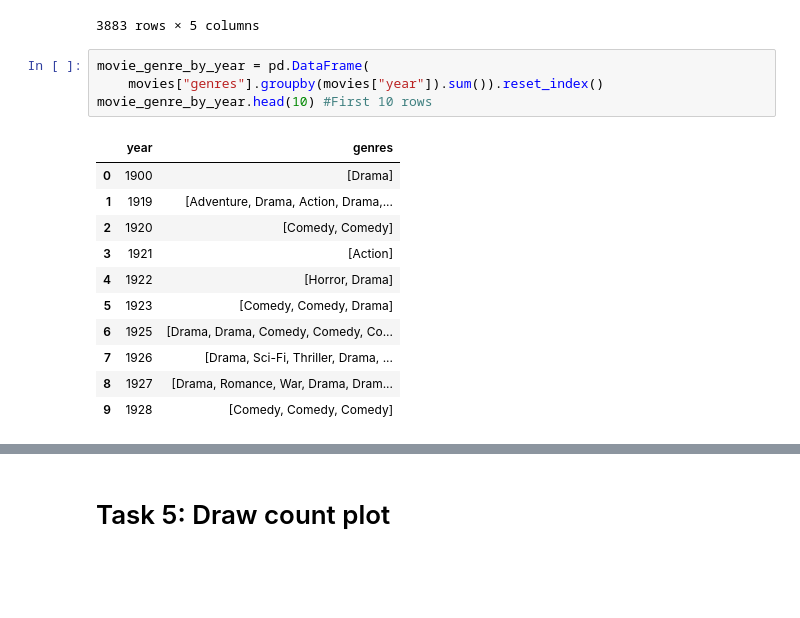
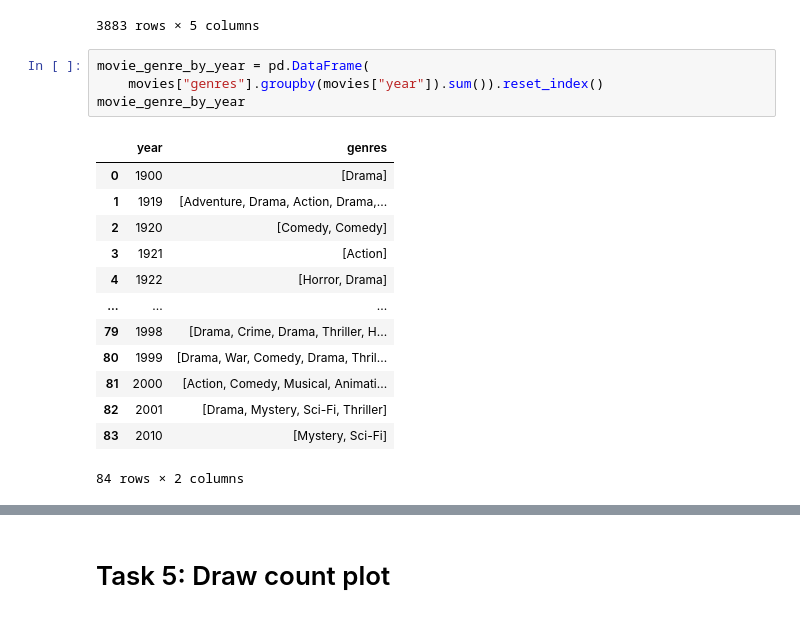
Before and after one commit to cookieSensei/DemoInterviewAnalysis, a Jupyter notebook: demo analysis.ipynb, the cells around one changed output, grey strips where cells are left out. Saved outputs shown, nothing was run; the diff lists cells and outputs as text; blank space fills up the shorter version.

```diff
--- a/demo analysis.ipynb
+++ b/demo analysis.ipynb
@@ -326,19 +323,21 @@ movies
 # %%
 movie_genre_by_year = pd.DataFrame(
     movies["genres"].groupby(movies["year"]).sum()).reset_index()
-movie_genre_by_year.head(10) #First 10 rows
+movie_genre_by_year
 # %% [output]
 |  | year | genres |
 | 0 | 1900 | [Drama] |
 | 1 | 1919 | [Adventure, Drama, Action, Drama,... |
 | 2 | 1920 | [Comedy, Comedy] |
 | 3 | 1921 | [Action] |
 | 4 | 1922 | [Horror, Drama] |
-| 5 | 1923 | [Comedy, Comedy, Drama] |
-| 6 | 1925 | [Drama, Drama, Comedy, Comedy, Co... |
-| 7 | 1926 | [Drama, Sci-Fi, Thriller, Drama, ... |
-| 8 | 1927 | [Drama, Romance, War, Drama, Dram... |
-| 9 | 1928 | [Comedy, Comedy, Comedy] |
+| ... | ... | ... |
+| 79 | 1998 | [Drama, Crime, Drama, Thriller, H... |
+| 80 | 1999 | [Drama, War, Comedy, Drama, Thril... |
+| 81 | 2000 | [Action, Comedy, Musical, Animati... |
+| 82 | 2001 | [Drama, Mystery, Sci-Fi, Thriller] |
+| 83 | 2010 | [Mystery, Sci-Fi] |
+84 rows × 2 columns
 # %%
 movie_genre_by_year["genres"] = movie_genre_by_year["genres"].apply(
     lambda x: set(x))
```
Also changed, not shown: parts of 15 cells of this notebook.
